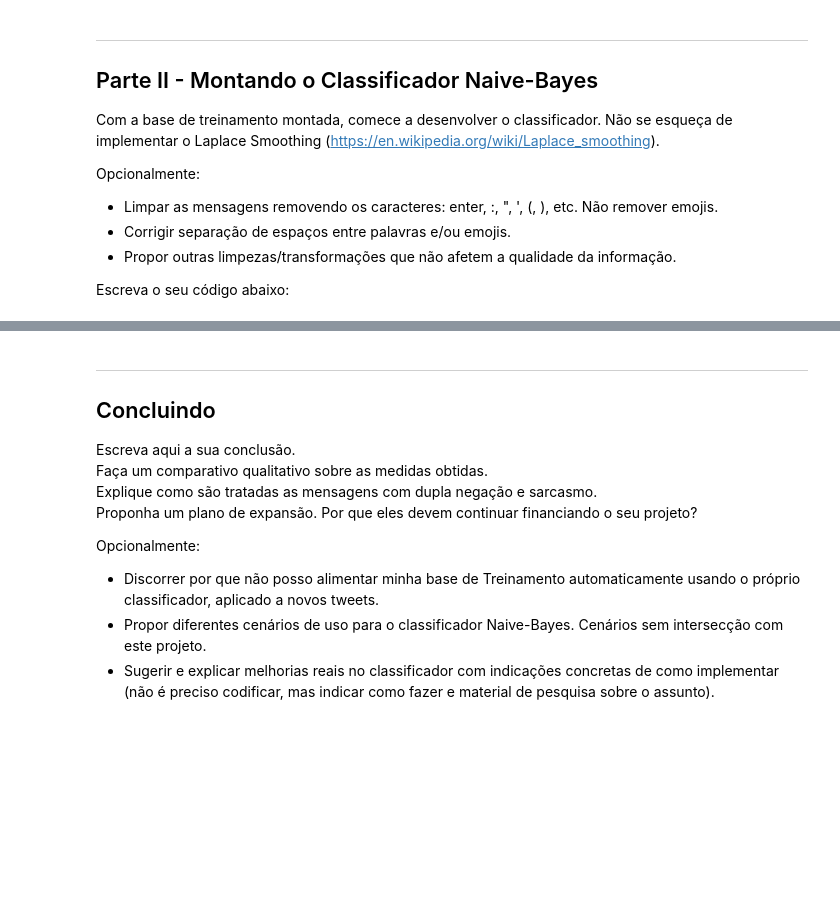
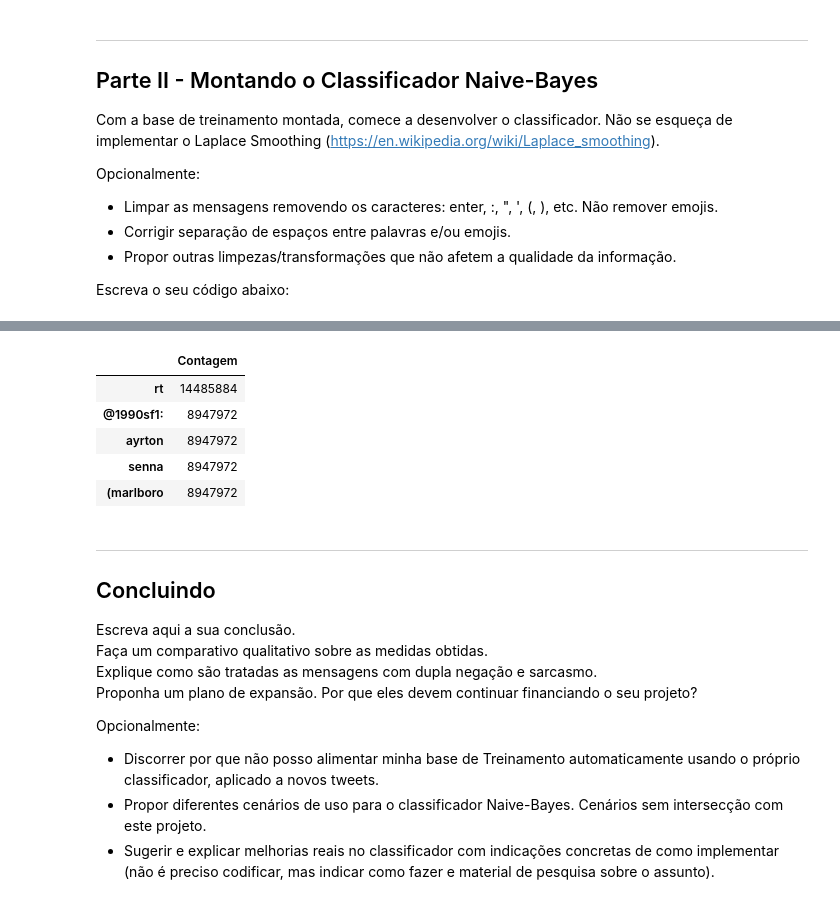
Before and after one commit to luvi01/PROJETO-2---CIENCIA-DOS-DADOS, a Jupyter notebook: P2 ciencia Dados/Projeto-2-Naive-Bayes.ipynb, the cells around one changed output, grey strips where cells are left out. Saved outputs shown, nothing was run; the diff lists cells and outputs as text; code cells hidden in the pictures; blank space fills up the shorter version.

Commit message:
2
Agora com as tabelas de palavras contadas

```diff
--- a/P2 ciencia Dados/Projeto-2-Naive-Bayes.ipynb
+++ b/P2 ciencia Dados/Projeto-2-Naive-Bayes.ipynb
@@ -69,0 +91,7 @@ Obrigatório para grupos de 3 alunos:
+# %%
+for palavra in oi:
+    if palavra not in dictirre:
+        dictirre[palavra] = 1
+    else:
+        dictirre[palavra] += 1
+dictirre
@@ -69,0 +116,18 @@ Obrigatório para grupos de 3 alunos:
+# %%
+tweetsre = relevantes.loc[:,['Treinamento']]
+tweetsre = tweetsre.to_json()
+tweetsre = json.loads(tweetsre)
+tweetsre = tweetsre['Treinamento']
+dictre = {}
+listare = []
+palavrasre = []
+ola=[]
+b = tweetsre.values()
+for e in b:
+    listare.append(e)
+    for i in listare:
+        palavrasre.append(i.split())
+        for sublist in palavrasre:
+            for item in sublist:
+                ola.append(item)
+ola
@@ -69,0 +152,7 @@ Obrigatório para grupos de 3 alunos:
+# %%
+for palavra in ola:
+    if palavra not in dictre:
+        dictre[palavra] = 1
+    else:
+        dictre[palavra] += 1
+dictre
@@ -70,3 +177,14 @@ Obrigatório para grupos de 3 alunos:
+# %%
+Relevantes = pd.DataFrame.from_dict(dictre, orient='index')
+Relevantes.columns=['Contagem']
+Relevantes.head()
+# %% [output]
+|  | Contagem |
+| rt | 14485884 |
+| @1990sf1: | 8947972 |
+| ayrton | 8947972 |
+| senna | 8947972 |
+| (marlboro | 8947972 |
 # %% [markdown]
 ___
 ## Concluindo
```
Also changed, not shown: parts of 5 cells of this notebook, 1 other file.
